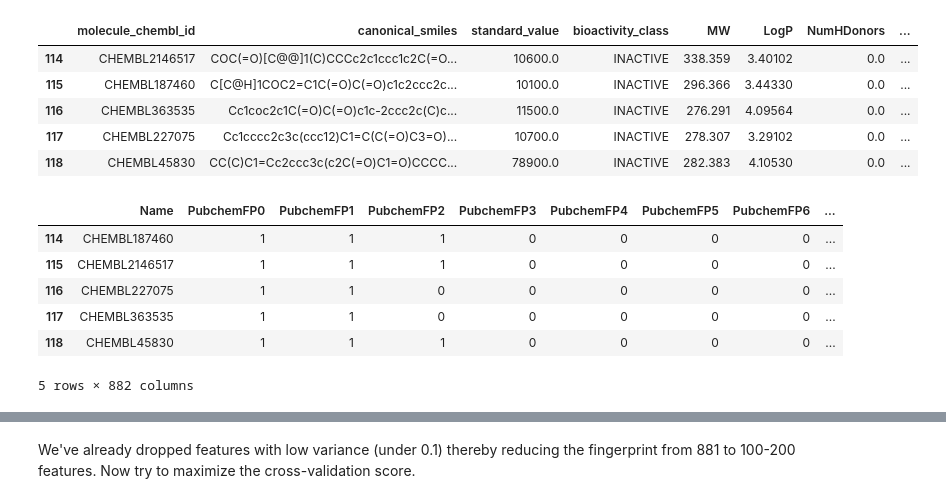
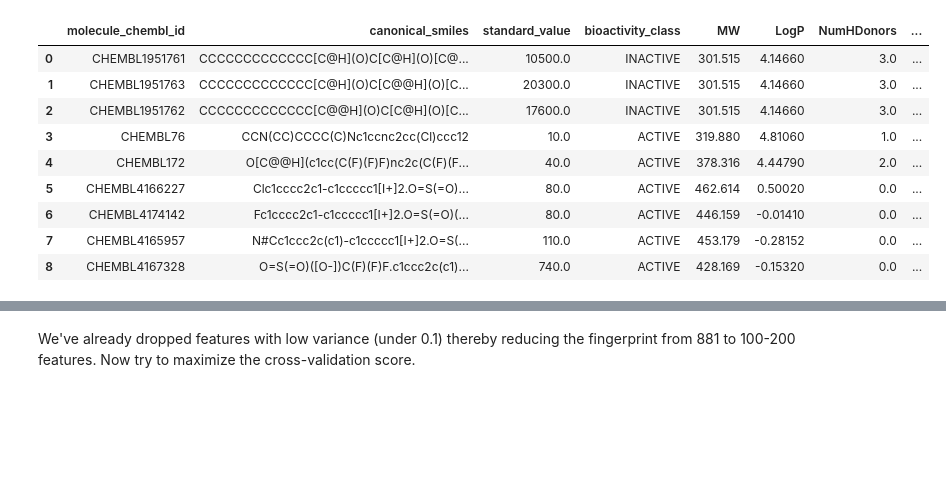
Before and after one commit to Germain-Drug-Discovery-Project/drug-discovery-project, a Jupyter notebook: drug-discovery-1.ipynb, the cells around one changed output, grey strips where cells are left out. Drawn from its saved outputs; the diff is of its cells as text; code cells hidden in the pictures; blank space fills up the shorter version.

```diff
--- a/drug-discovery-1.ipynb
+++ b/drug-discovery-1.ipynb
@@ -38,25 +81,18 @@ Saving 119 molecules.
 Computing fingerprints (takes several minutes if molecules > 1000)...
 Success!
 # %%
-bioactivity_df = pd.read_csv(f'{TARGET_ID}_bioactivity_preprocessed.csv')
-bioactivity_df.tail()
+bioactivity_df = pd.read_csv(f'{target_id}_bioactivity_preprocessed.csv')
+bioactivity_df
 # %% [output]
 |  | molecule_chembl_id | canonical_smiles | standard_value | bioactivity_class | MW | LogP | NumHDonors | ... |
-| 114 | CHEMBL2146517 | COC(=O)[C@@]1(C)CCCc2c1ccc1c2C(=O... | 10600.0 | INACTIVE | 338.359 | 3.40102 | 0.0 | ... |
-| 115 | CHEMBL187460 | C[C@H]1COC2=C1C(=O)C(=O)c1c2ccc2c... | 10100.0 | INACTIVE | 296.366 | 3.44330 | 0.0 | ... |
-| 116 | CHEMBL363535 | Cc1coc2c1C(=O)C(=O)c1c-2ccc2c(C)c... | 11500.0 | INACTIVE | 276.291 | 4.09564 | 0.0 | ... |
-| 117 | CHEMBL227075 | Cc1cccc2c3c(ccc12)C1=C(C(=O)C3=O)... | 10700.0 | INACTIVE | 278.307 | 3.29102 | 0.0 | ... |
-| 118 | CHEMBL45830 | CC(C)C1=Cc2ccc3c(c2C(=O)C1=O)CCCC... | 78900.0 | INACTIVE | 282.383 | 4.10530 | 0.0 | ... |
+| 0 | CHEMBL1951761 | CCCCCCCCCCCCC[C@H](O)C[C@H](O)[C@... | 10500.0 | INACTIVE | 301.515 | 4.14660 | 3.0 | ... |
+| 1 | CHEMBL1951763 | CCCCCCCCCCCCC[C@H](O)C[C@@H](O)[C... | 20300.0 | INACTIVE | 301.515 | 4.14660 | 3.0 | ... |
+| 2 | CHEMBL1951762 | CCCCCCCCCCCCC[C@@H](O)C[C@H](O)[C... | 17600.0 | INACTIVE | 301.515 | 4.14660 | 3.0 | ... |
+| 3 | CHEMBL76 | CCN(CC)CCCC(C)Nc1ccnc2cc(Cl)ccc12 | 10.0 | ACTIVE | 319.880 | 4.81060 | 1.0 | ... |
+| 4 | CHEMBL172 | O[C@@H](c1cc(C(F)(F)F)nc2c(C(F)(F... | 40.0 | ACTIVE | 378.316 | 4.44790 | 2.0 | ... |
+| 5 | CHEMBL4166227 | Clc1cccc2c1-c1ccccc1[I+]2.O=S(=O)... | 80.0 | ACTIVE | 462.614 | 0.50020 | 0.0 | ... |
+| 6 | CHEMBL4174142 | Fc1cccc2c1-c1ccccc1[I+]2.O=S(=O)(... | 80.0 | ACTIVE | 446.159 | -0.01410 | 0.0 | ... |
+| 7 | CHEMBL4165957 | N#Cc1ccc2c(c1)-c1ccccc1[I+]2.O=S(... | 110.0 | ACTIVE | 453.179 | -0.28152 | 0.0 | ... |
+| 8 | CHEMBL4167328 | O=S(=O)([O-])C(F)(F)F.c1ccc2c(c1)... | 740.0 | ACTIVE | 428.169 | -0.15320 | 0.0 | ... |
-# %%
-fingerprints= pd.read_csv(f'{TARGET_ID}_pubchem_fp.csv')
-fingerprints.tail()
-# %% [output]
-|  | Name | PubchemFP0 | PubchemFP1 | PubchemFP2 | PubchemFP3 | PubchemFP4 | PubchemFP5 | PubchemFP6 | ... |
-| 114 | CHEMBL187460 | 1 | 1 | 1 | 0 | 0 | 0 | 0 | ... |
-| 115 | CHEMBL2146517 | 1 | 1 | 1 | 0 | 0 | 0 | 0 | ... |
-| 116 | CHEMBL227075 | 1 | 1 | 0 | 0 | 0 | 0 | 0 | ... |
-| 117 | CHEMBL363535 | 1 | 1 | 0 | 0 | 0 | 0 | 0 | ... |
-| 118 | CHEMBL45830 | 1 | 1 | 1 | 0 | 0 | 0 | 0 | ... |
-5 rows × 882 columns
 # %%
 from rdkit import Chem
```
Also changed, not shown: parts of 23 cells of this notebook, 10 other files.
